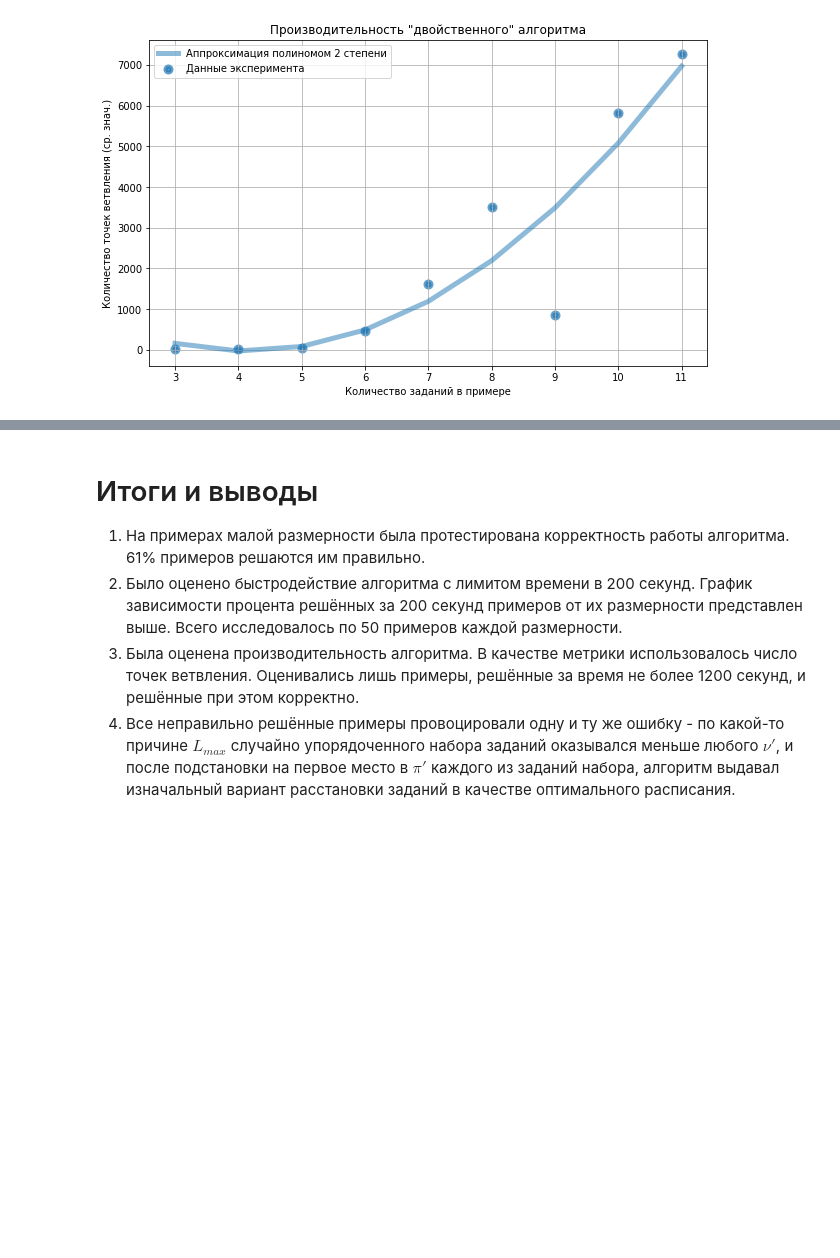
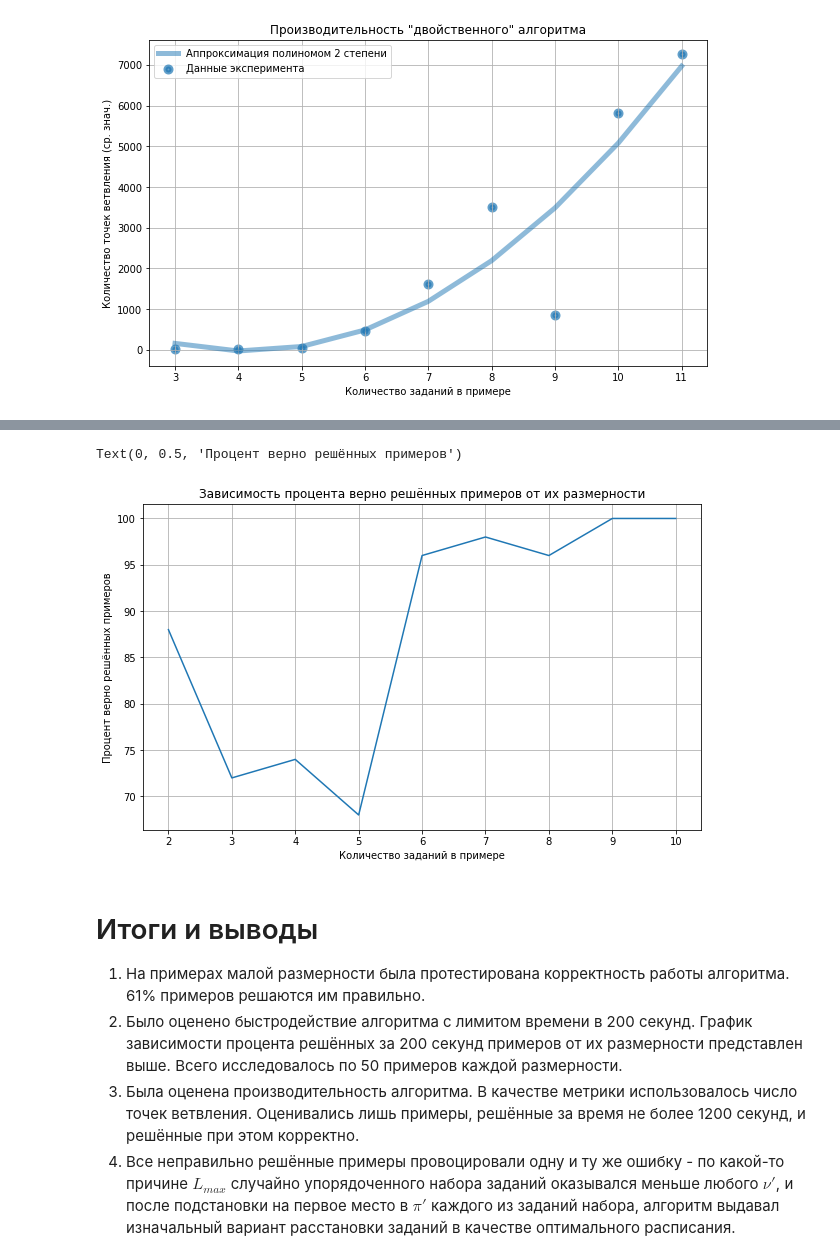
Before and after one commit to andtun/schedules, a Jupyter notebook: LMax.ipynb, the cells around one changed output, grey strips where cells are left out. Drawn from its saved outputs; the diff is of its cells as text; code cells hidden in the pictures; blank space fills up the shorter version.

```diff
--- a/LMax.ipynb
+++ b/LMax.ipynb
@@ -22,2 +14,6 @@ s = """23  972 1069
+# %%
+s = """25,15, 1,59,23,31,24,43,57, 9,44,56,33,48,37,51,49,40,17,16
+34,19,45,18,52, 0,21,26, 3,30,35,38, 4,29, 7,53,47,39,27, 5
+ 8,55,11,54,46,20,41,13,36,22,14,10, 2,28,42, 6,12,32,50,58"""
 # %%
 def parse_str(s):
@@ -436,3 +502,14 @@ ax.plot(x, y, alpha=0.5)
+# %%
+fig = plt.figure(figsize=(10, 6))
+ax = fig.add_subplot(111, title='Зависимость процента верно решённых примеров от их размерности')
+ax.grid()
+ax.plot(xc, yc)
+ax.set_xlabel("Количество заданий в примере")
+ax.set_ylabel("Процент верно решённых примеров")
+#ax.plot(x, y, alpha=0.5)
+# %% [output]
+Text(0, 0.5, 'Процент верно решённых примеров')
+[figure, added]
 # %% [markdown]
 # Итоги и выводы
 1. На примерах малой размерности была протестирована корректность работы алгоритма. 61% примеров решаются им правильно.
```
Also changed, not shown: parts of 22 cells of this notebook, 1 other file.
